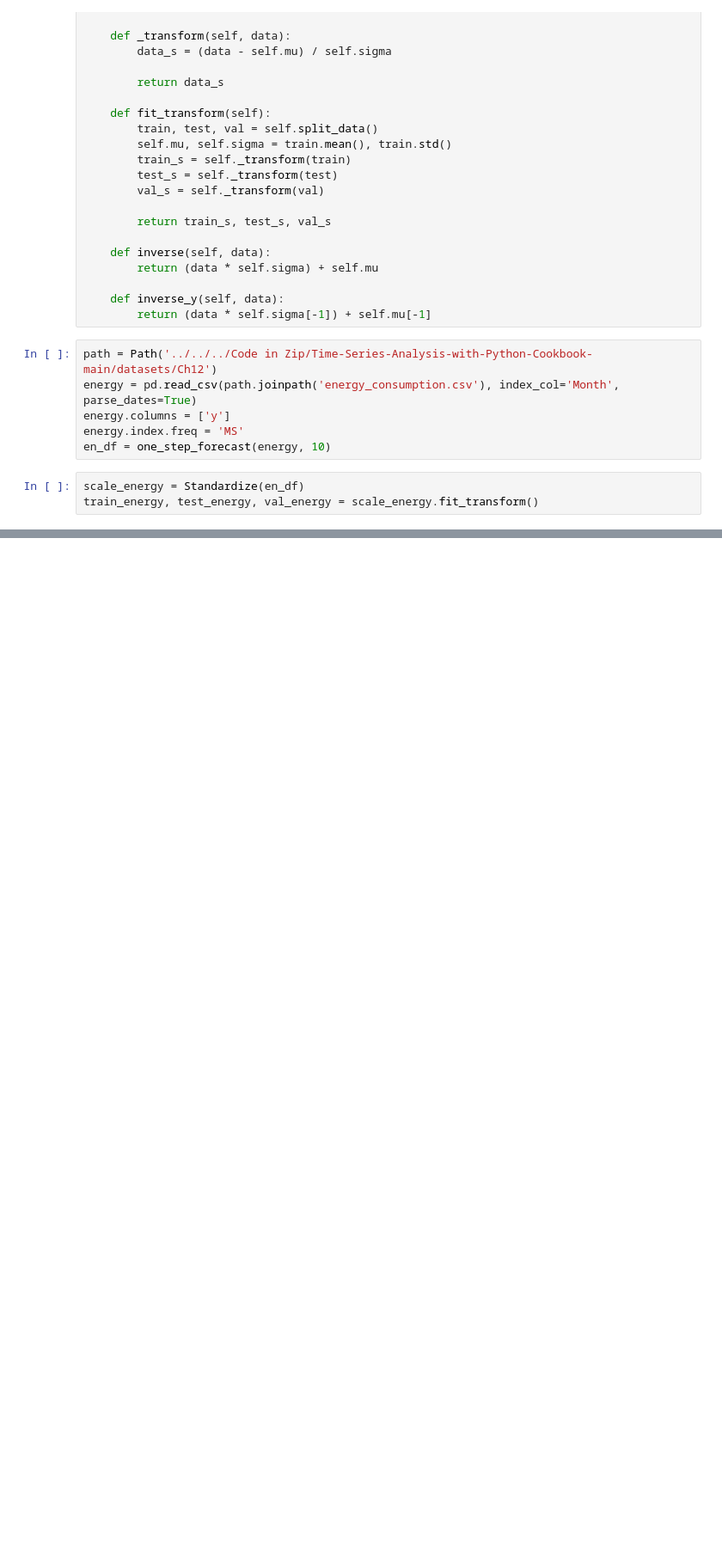
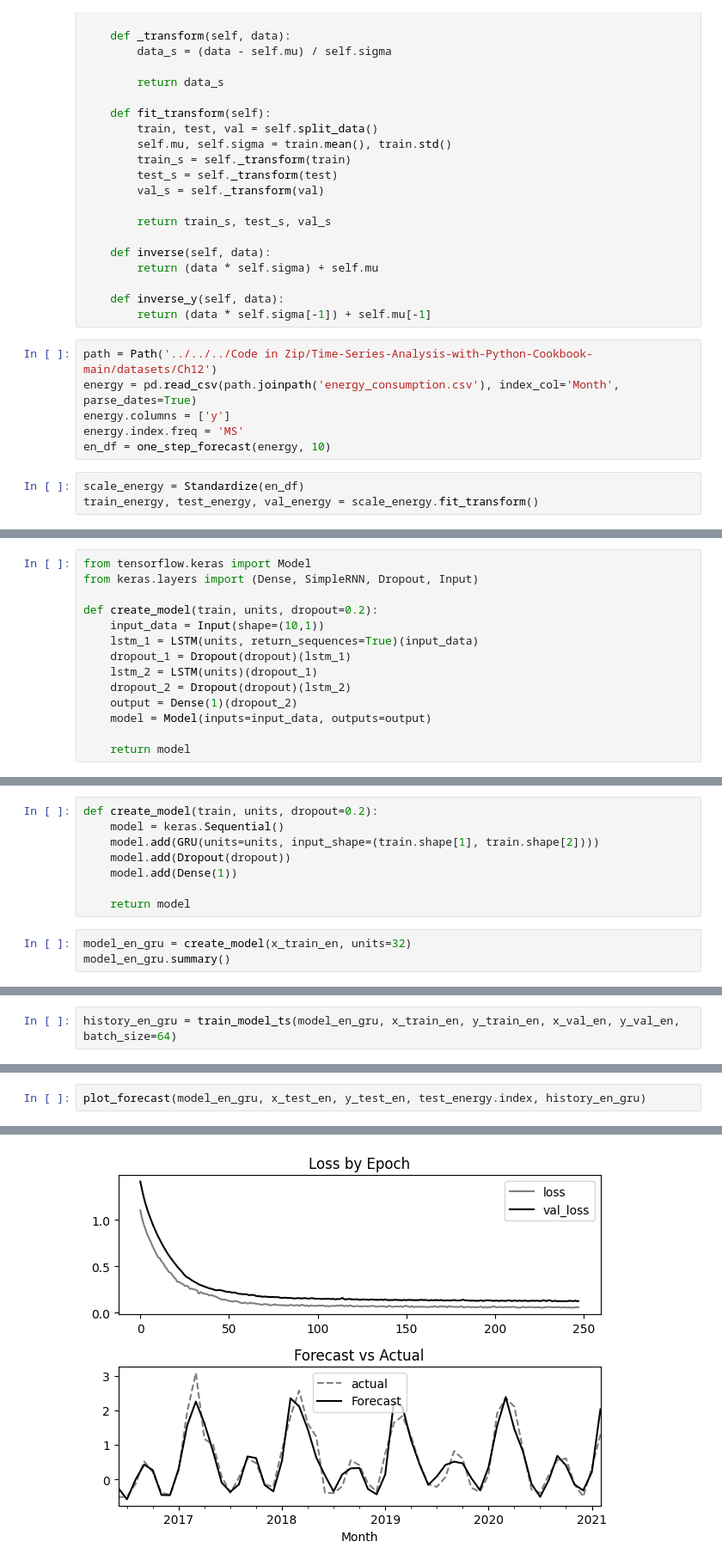
Before and after one commit to Jeremiah-Katumo/dsa, a Jupyter notebook: 3-time-series/11-deep-learning-for-ts-forecasting.ipynb, the cells around one changed output, grey strips where cells are left out. Shown: that part at 86% size. Cells and saved outputs as stored; diff of their text form; blank space fills up the shorter version.

```diff
--- a/3-time-series/11-deep-learning-for-ts-forecasting.ipynb
+++ b/3-time-series/11-deep-learning-for-ts-forecasting.ipynb
@@ -76,0 +284,14 @@ train_energy, test_energy, val_energy = scale_energy.fit_transform()
+# %%
+from tensorflow.keras import Model
+from keras.layers import (Dense, SimpleRNN, Dropout, Input)
+
+def create_model(train, units, dropout=0.2):
+    input_data = Input(shape=(10,1))
+    lstm_1 = LSTM(units, return_sequences=True)(input_data)
+    dropout_1 = Dropout(dropout)(lstm_1)
+    lstm_2 = LSTM(units)(dropout_1)
+    dropout_2 = Dropout(dropout)(lstm_2)
+    output = Dense(1)(dropout_2)
+    model = Model(inputs=input_data, outputs=output)
+
+    return model
@@ -76,0 +300,11 @@ train_energy, test_energy, val_energy = scale_energy.fit_transform()
+# %%
+def create_model(train, units, dropout=0.2):
+    model = keras.Sequential()
+    model.add(GRU(units=units, input_shape=(train.shape[1], train.shape[2])))
+    model.add(Dropout(dropout))
+    model.add(Dense(1))
+
+    return model
+# %%
+model_en_gru = create_model(x_train_en, units=32)
+model_en_gru.summary()
@@ -76,0 +325,2 @@ train_energy, test_energy, val_energy = scale_energy.fit_transform()
+# %%
+history_en_gru = train_model_ts(model_en_gru, x_train_en, y_train_en, x_val_en, y_val_en, batch_size=64)
@@ -76,0 +345,3 @@ train_energy, test_energy, val_energy = scale_energy.fit_transform()
+# %%
+plot_forecast(model_en_gru, x_test_en, y_test_en, test_energy.index, history_en_gru)
+# %% [output]
@@ -76,0 +351 @@ train_energy, test_energy, val_energy = scale_energy.fit_transform()
+[figure, added]
```
Also changed, not shown: parts of 45 cells of this notebook, 1 other file.
